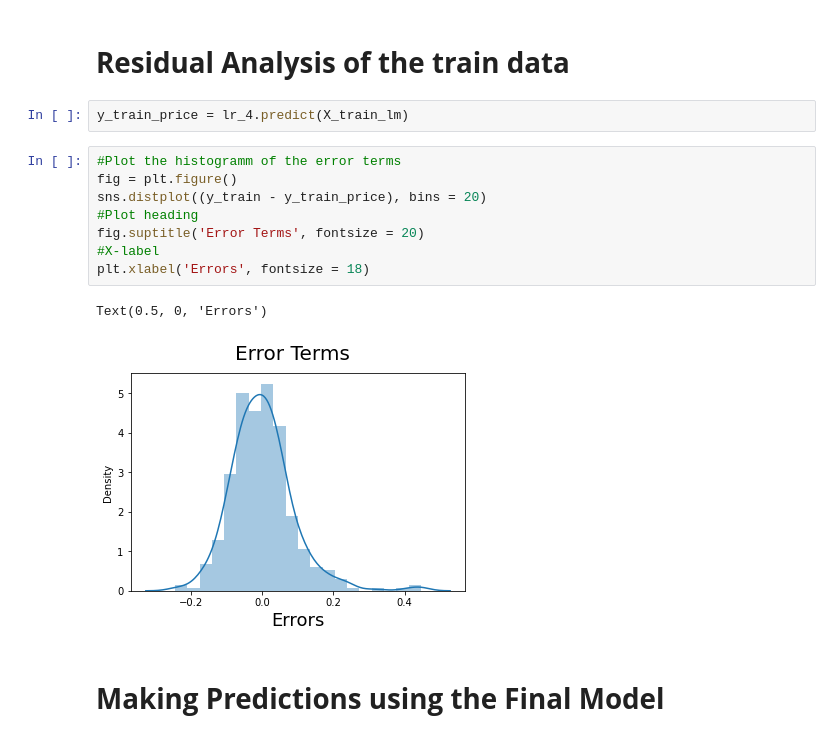
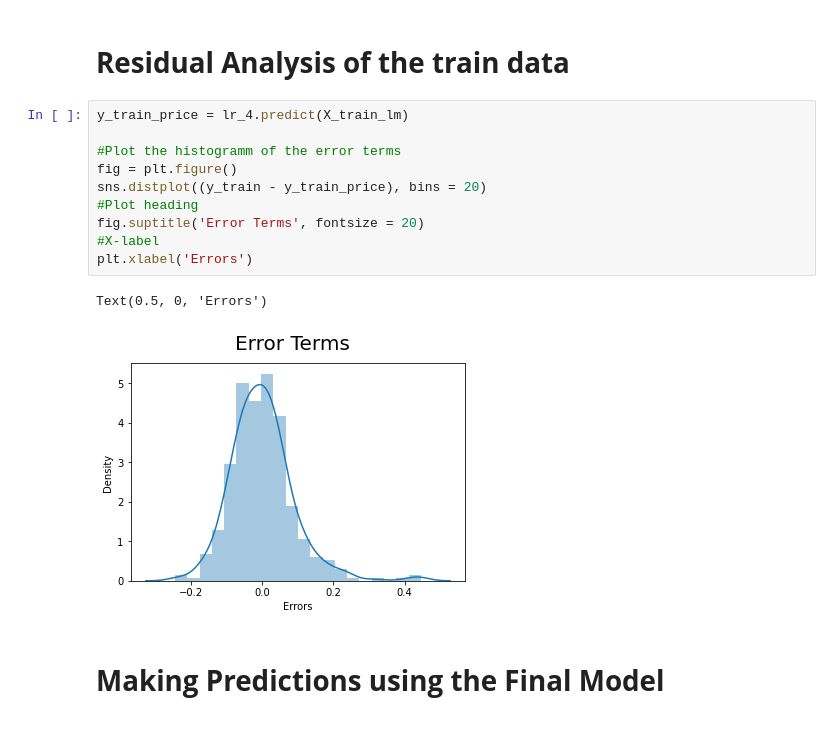
Before and after one commit to SachinduG/ML-Assignment-2, a Jupyter notebook: HousePricePrediction.ipynb, the cells around one changed output. Drawn from its saved outputs; the diff is of its cells as text.

```diff
--- a/HousePricePrediction.ipynb
+++ b/HousePricePrediction.ipynb
@@ -676,19 +679,19 @@ vif
 | 4 | hotwaterheating | 1.06 |
 # %% [markdown]
 # **Residual Analysis of the train data**
-# %%
-y_train_price = lr_4.predict(X_train_lm)
 # %%
+y_train_price = lr_4.predict(X_train_lm)
+
 #Plot the histogramm of the error terms
 fig = plt.figure()
 sns.distplot((y_train - y_train_price), bins = 20)
 #Plot heading
 fig.suptitle('Error Terms', fontsize = 20)
 #X-label
-plt.xlabel('Errors', fontsize = 18)
+plt.xlabel('Errors')
 # %% [output]
 Text(0.5, 0, 'Errors')
-[figure, old version]
+[figure, new version]
 # %% [markdown]
 # **Making Predictions using the Final Model**
 # %% [markdown]
```
Also changed, not shown: parts of 48 cells of this notebook.
